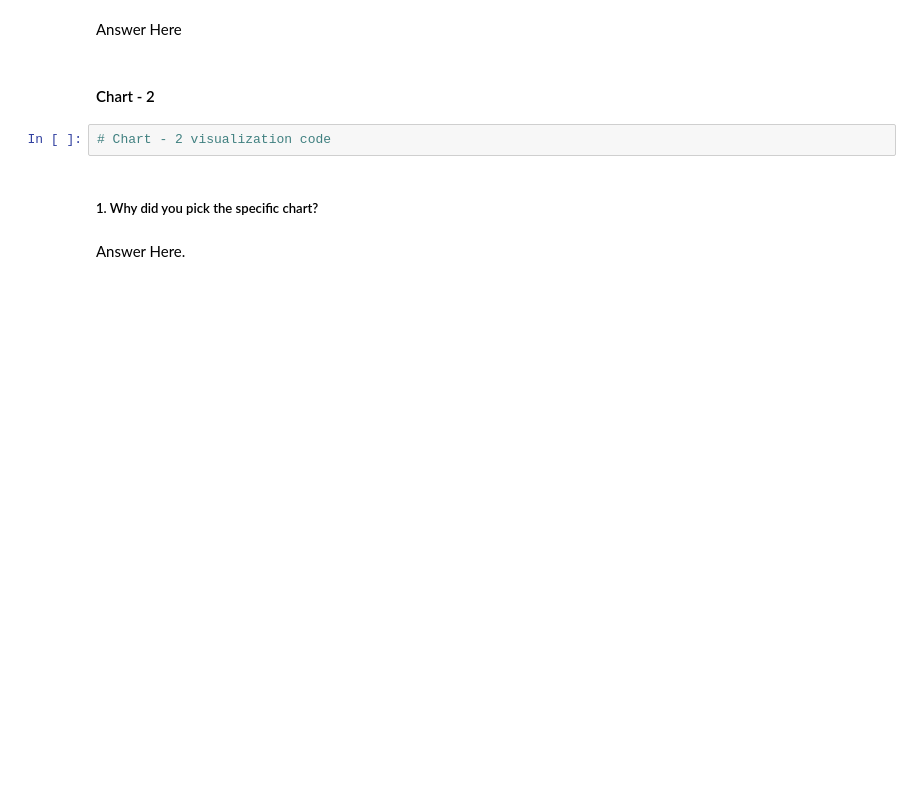
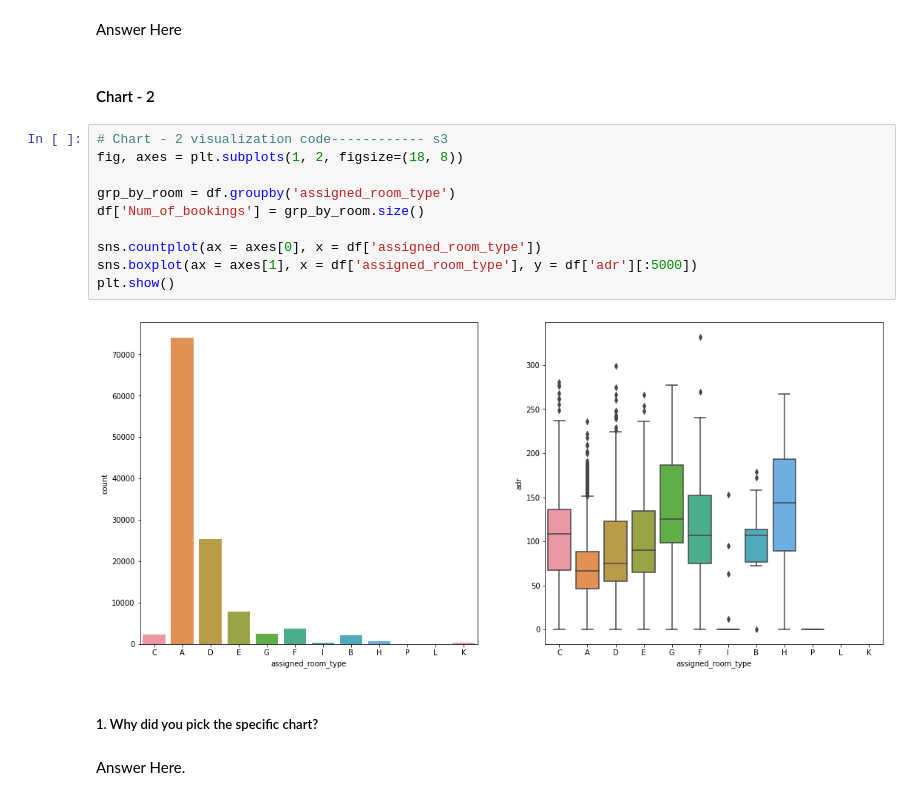
Before and after one commit to saurabhgv/Hotel-Booking-Analysis--EDA, a Jupyter notebook: EDA_Capstone_Project_(Group)_Hotel_Booking_Analysis.ipynb, the cells around one changed output. Cells and saved outputs as stored; diff of their text form; blank space fills up the shorter version.

```diff
--- a/EDA_Capstone_Project_(Group)_Hotel_Booking_Analysis.ipynb
+++ b/EDA_Capstone_Project_(Group)_Hotel_Booking_Analysis.ipynb
@@ -411,8 +434,18 @@ Are there any insights that lead to negative growth? Justify with specific reaso
 Answer Here
 # %% [markdown]
 #### Chart - 2
-# %%
-# Chart - 2 visualization code
+# %%
+# Chart - 2 visualization code------------ s3
+fig, axes = plt.subplots(1, 2, figsize=(18, 8))
+
+grp_by_room = df.groupby('assigned_room_type')
+df['Num_of_bookings'] = grp_by_room.size()
+
+sns.countplot(ax = axes[0], x = df['assigned_room_type'])
+sns.boxplot(ax = axes[1], x = df['assigned_room_type'], y = df['adr'][:5000])
+plt.show()
+# %% [output]
+[figure, added]
 # %% [markdown]
 ##### 1. Why did you pick the specific chart?
 # %% [markdown]
```
Also changed, not shown: parts of 22 cells of this notebook.
